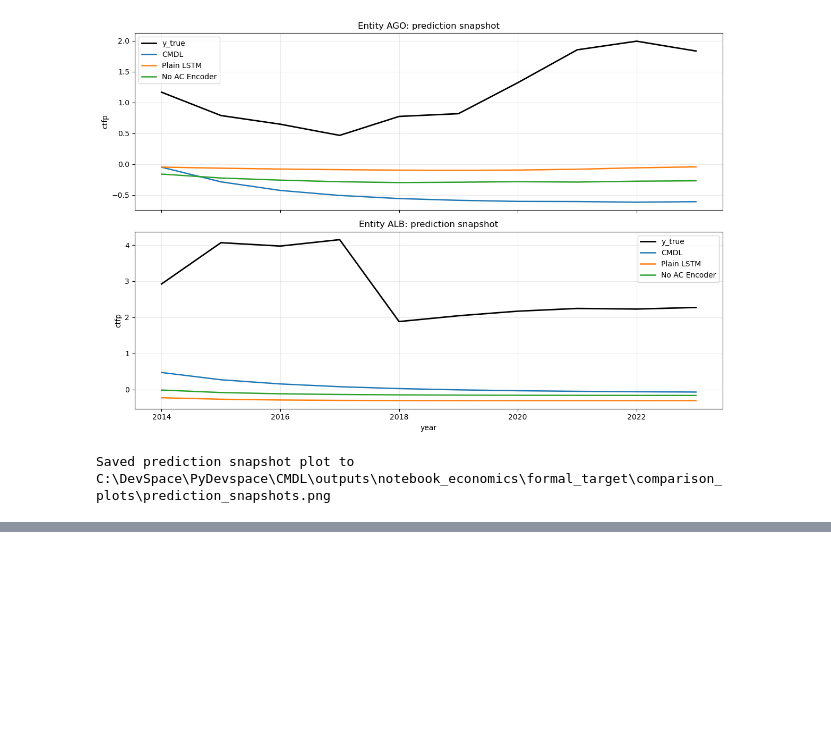
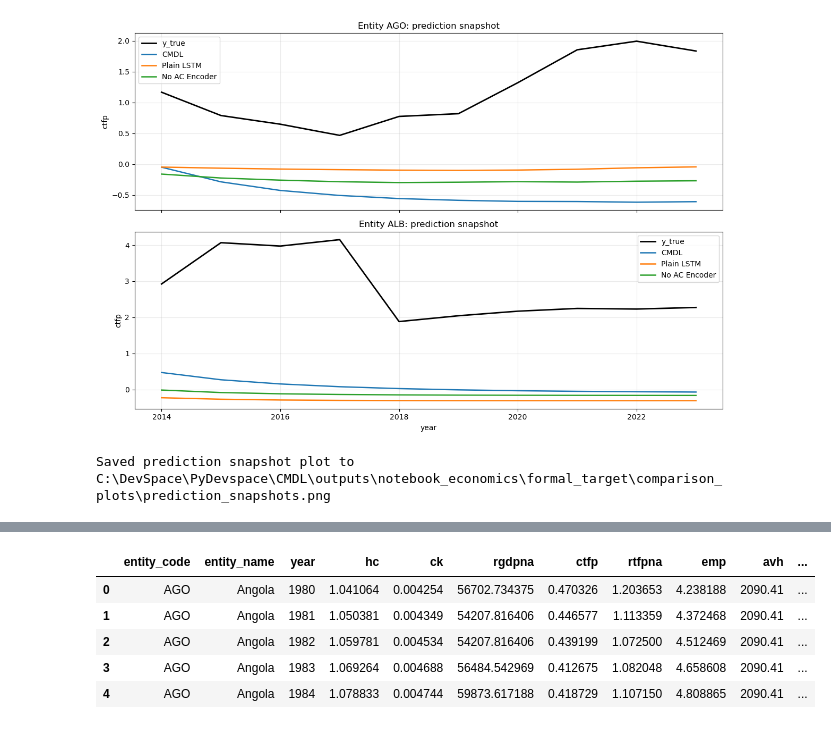
Before and after one commit to Oktinner0320/AC_GATE-CMDL, a Jupyter notebook: notebooks/02_economics_results.ipynb, the cells around one changed output, grey strips where cells are left out. Drawn from its saved outputs; the diff is of its cells as text; code cells hidden in the pictures; blank space fills up the shorter version.

```diff
--- a/notebooks/02_economics_results.ipynb
+++ b/notebooks/02_economics_results.ipynb
@@ -461,0 +467,83 @@ Saved prediction snapshot plot to C:\DevSpace\PyDevspace\CMDL\outputs\notebook_e
+# %%
+from argparse import Namespace
+import importlib
+
+from data.economics import economics_loader as economics_loader_module
+from data.economics import prepare as economics_prepare_module
+from evaluation import economics_comparison as economics_comparison_module
+from experiments import run_economics as run_economics_module
+from experiments import run_economics_lstm_baseline as run_economics_lstm_baseline_module
+
+economics_loader_module = importlib.reload(economics_loader_module)
+economics_prepare_module = importlib.reload(economics_prepare_module)
+economics_comparison_module = importlib.reload(economics_comparison_module)
+run_economics_module = importlib.reload(run_economics_module)
+run_economics_lstm_baseline_module = importlib.reload(run_economics_lstm_baseline_module)
+
+save_cleaned_economics_table = economics_prepare_module.save_cleaned_economics_table
+DEFAULT_ECONOMICS_CLEANED_V2_OUTPUT_PATH = economics_prepare_module.DEFAULT_ECONOMICS_CLEANED_V2_OUTPUT_PATH
+build_economics_comparison = economics_comparison_module.build_economics_comparison
+build_task_table = economics_comparison_module.build_task_table
+build_interpretability_table = economics_comparison_module.build_interpretability_table
+run_cmdl_experiment = run_economics_module.run_experiment
+run_baseline_experiment = run_economics_lstm_baseline_module.run_experiment
+
+PHASE_B_SOURCE_PATH = repo_root / "data" / "economics" / "raw" / "pwt110.csv"
+PHASE_B_DATA_PATH = DEFAULT_ECONOMICS_CLEANED_V2_OUTPUT_PATH.resolve()
+PHASE_B_OUTPUT_ROOT = repo_root / "outputs" / "notebook_economics" / "phase_b_screening"
+PHASE_B_CMDL_OUTPUT_DIR = PHASE_B_OUTPUT_ROOT / "cmdl"
+PHASE_B_BASELINE_OUTPUT_DIR = PHASE_B_OUTPUT_ROOT / "plain_lstm"
+PHASE_B_COMPARISON_DIR = PHASE_B_OUTPUT_ROOT / "comparison"
+PHASE_B_PLOTS_DIR = PHASE_B_OUTPUT_ROOT / "comparison_plots"
+PHASE_B_FEATURE_BUNDLES = ["minimal", "growth_aware"]
+PHASE_B_TARGETS = ["ctfp", "rtfpna"]
+PHASE_B_SEED = 0
+PHASE_B_PRESET = {"epochs": 4, "patience": 2, "log_every": 1}
+PHASE_B_DEVICE = "cpu"
+PHASE_B_DISABLE_MLFLOW = True
+
+if not PHASE_B_SOURCE_PATH.exists():
+    raise FileNotFoundError(f"Raw PWT source not found at {PHASE_B_SOURCE_PATH}")
+
+for path in [PHASE_B_OUTPUT_ROOT, PHASE_B_CMDL_OUTPUT_DIR, PHASE_B_BASELINE_OUTPUT_DIR, PHASE_B_COMPARISON_DIR, PHASE_B_PLOTS_DIR]:
+    path.mkdir(parents=True, exist_ok=True)
+
+phase_b_cleaned_path = save_cleaned_economics_table(
+    csv_path=PHASE_B_SOURCE_PATH,
+    output_path=PHASE_B_DATA_PATH,
+    target_column="ctfp",
+    year_start=COMMON_ARGS["year_start"],
+    year_end=COMMON_ARGS["year_end"],
+    max_missing_share=COMMON_ARGS["max_missing_share"],
+)
+
+phase_b_settings = pd.DataFrame(
+    {
+        "value": [
+            PHASE_B_SOURCE_PATH,
+            phase_b_cleaned_path,
+            ", ".join(PHASE_B_TARGETS),
+            ", ".join(PHASE_B_FEATURE_BUNDLES),
+            PHASE_B_SEED,
+            PHASE_B_PRESET["epochs"],
+            PHASE_B_DEVICE,
+            PHASE_B_DISABLE_MLFLOW,
+            PHASE_B_OUTPUT_ROOT,
+        ]
+    },
+    index=[
+        "PHASE_B_SOURCE_PATH",
+        "PHASE_B_DATA_PATH",
+        "PHASE_B_TARGETS",
+        "PHASE_B_FEATURE_BUNDLES",
+        "PHASE_B_SEED",
+        "PHASE_B_EPOCHS",
+        "PHASE_B_DEVICE",
+        "PHASE_B_DISABLE_MLFLOW",
+        "PHASE_B_OUTPUT_ROOT",
+    ],
+)
+
+display(phase_b_settings)
+display(pd.read_csv(phase_b_cleaned_path).head())
+# %% [output]
@@ -461,0 +560,6 @@ Saved prediction snapshot plot to C:\DevSpace\PyDevspace\CMDL\outputs\notebook_e
+|  | entity_code | entity_name | year | hc | ck | rgdpna | ctfp | rtfpna | emp | avh | ... |
+| 0 | AGO | Angola | 1980 | 1.041064 | 0.004254 | 56702.734375 | 0.470326 | 1.203653 | 4.238188 | 2090.41 | ... |
+| 1 | AGO | Angola | 1981 | 1.050381 | 0.004349 | 54207.816406 | 0.446577 | 1.113359 | 4.372468 | 2090.41 | ... |
+| 2 | AGO | Angola | 1982 | 1.059781 | 0.004534 | 54207.816406 | 0.439199 | 1.072500 | 4.512469 | 2090.41 | ... |
+| 3 | AGO | Angola | 1983 | 1.069264 | 0.004688 | 56484.542969 | 0.412675 | 1.082048 | 4.658608 | 2090.41 | ... |
+| 4 | AGO | Angola | 1984 | 1.078833 | 0.004744 | 59873.617188 | 0.418729 | 1.107150 | 4.808865 | 2090.41 | ... |
```
Also changed, not shown: parts of 5 cells of this notebook, 55 other files.
